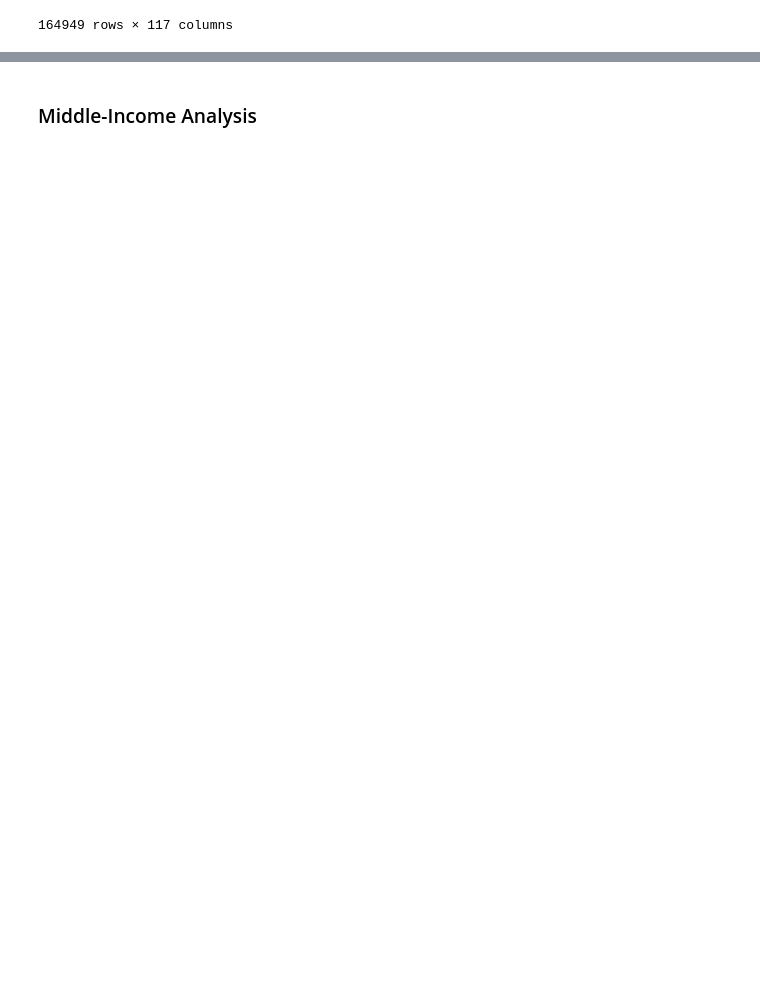
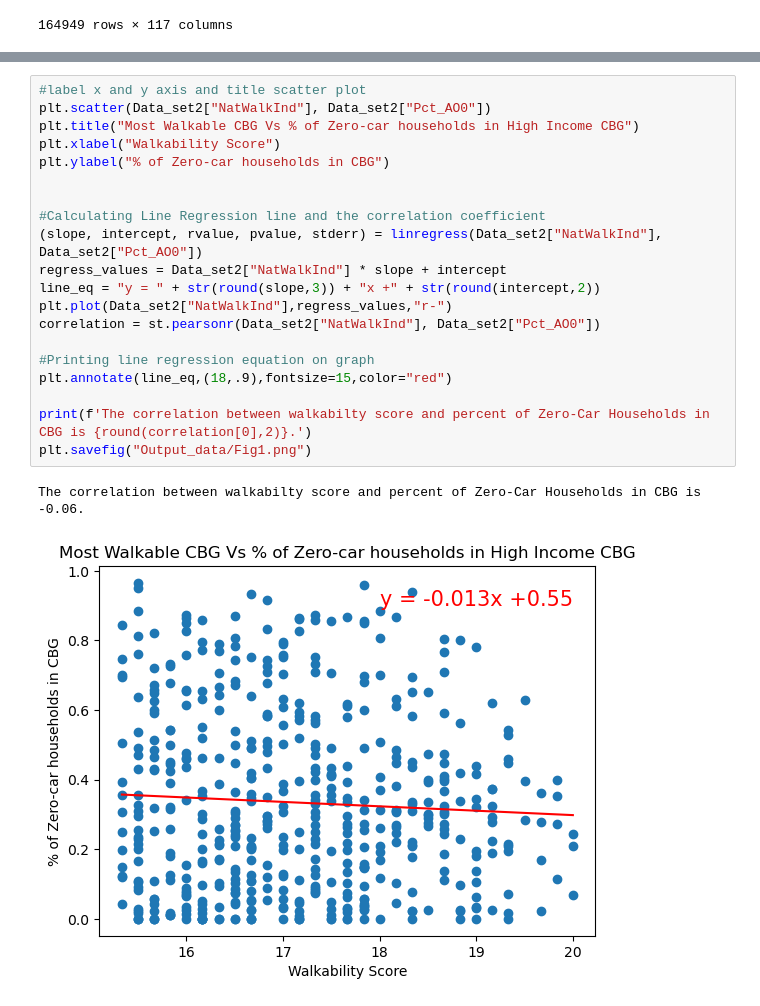
Before and after one commit to mbarre8/Project_1, a Jupyter notebook: Walkability Index.ipynb, the cells around one changed output, grey strips where cells are left out. Saved outputs shown, nothing was run; the diff lists cells and outputs as text; blank space fills up the shorter version.

```diff
--- a/Walkability Index.ipynb
+++ b/Walkability Index.ipynb
@@ -325,5 +264,26 @@ plt.tight_layout()
 # %% [output]
 [figure]
 <Figure size 640x480 with 0 Axes>
-# %% [markdown]
-### Middle-Income Analysis
+# %%
+#label x and y axis and title scatter plot
+plt.scatter(Data_set2["NatWalkInd"], Data_set2["Pct_AO0"])
+plt.title("Most Walkable CBG Vs % of Zero-car households in High Income CBG")
+plt.xlabel("Walkability Score")
+plt.ylabel("% of Zero-car households in CBG")
+
+
+#Calculating Line Regression line and the correlation coefficient
+(slope, intercept, rvalue, pvalue, stderr) = linregress(Data_set2["NatWalkInd"], Data_set2["Pct_AO0"])
+regress_values = Data_set2["NatWalkInd"] * slope + intercept
+line_eq = "y = " + str(round(slope,3)) + "x +" + str(round(intercept,2))
+plt.plot(Data_set2["NatWalkInd"],regress_values,"r-")
+correlation = st.pearsonr(Data_set2["NatWalkInd"], Data_set2["Pct_AO0"])
+
+#Printing line regression equation on graph
+plt.annotate(line_eq,(18,.9),fontsize=15,color="red")
+
+print(f'The correlation between walkabilty score and percent of Zero-Car Households in CBG is {round(correlation[0],2)}.')
+plt.savefig("Output_data/Fig1.png")
+# %% [output]
+The correlation between walkabilty score and percent of Zero-Car Households in CBG is -0.06.
+[figure, added]
```
Also changed, not shown: parts of 53 cells of this notebook, 9 other files.
